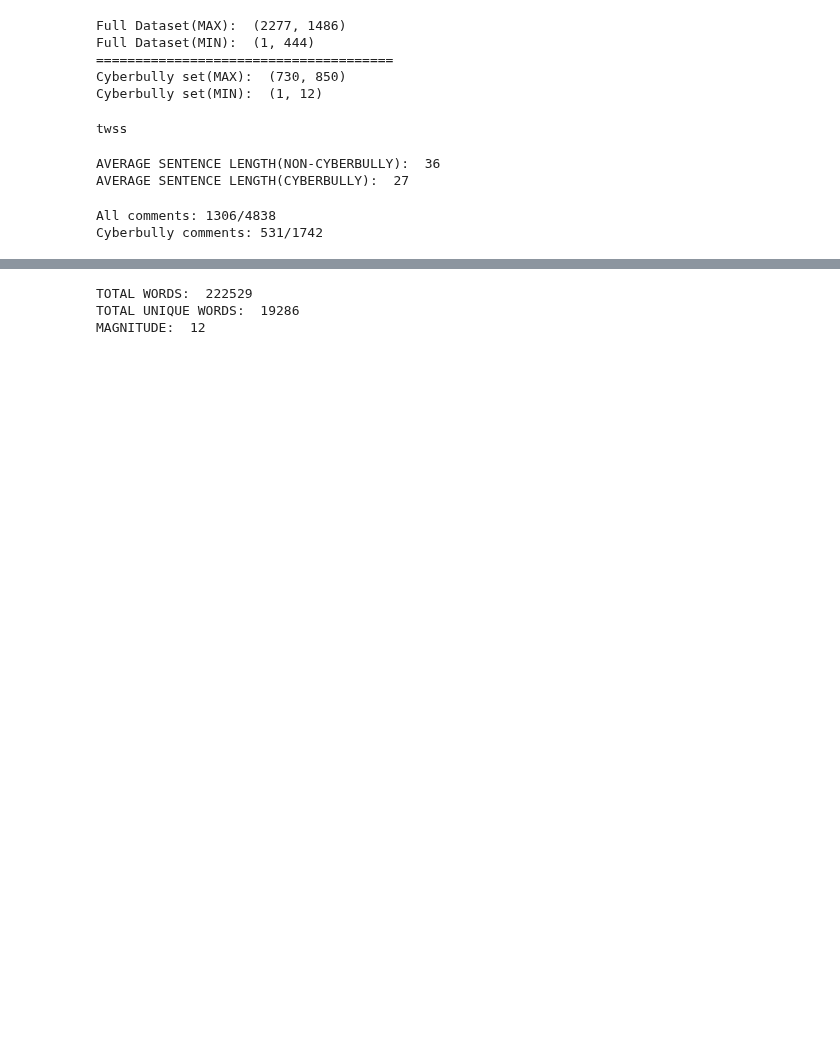
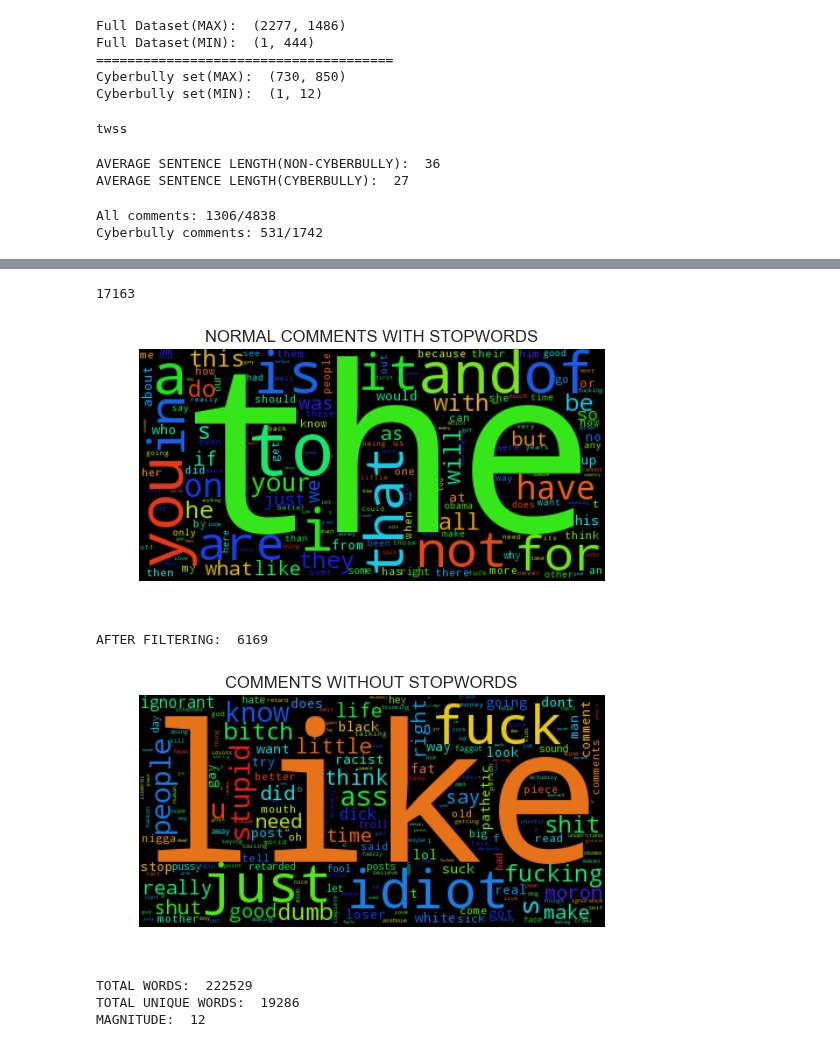
Before and after one commit to tazeek/BullyDetect, a Jupyter notebook: Python Notebooks/Analysis.ipynb, the cells around one changed output, grey strips where cells are left out. Saved outputs shown, nothing was run; the diff lists cells and outputs as text; code cells hidden in the pictures; blank space fills up the shorter version.

```diff
--- a/Python Notebooks/Analysis.ipynb
+++ b/Python Notebooks/Analysis.ipynb
@@ -226,3 +240,11 @@ plt.show()
+# %%
+# Generate word cloud for normal comments
+generateWordCloud(non_cyberbully_list, "NORMAL")
+# %% [output]
+17163
+[figure, added]
+AFTER FILTERING:  6169
+[figure, added]
 # %%
 # Count the TOTAL number of words in the dataset
 # Count the TOTAL UNIQUE number of words in the dataset
```
Also changed, not shown: parts of 3 cells of this notebook.
